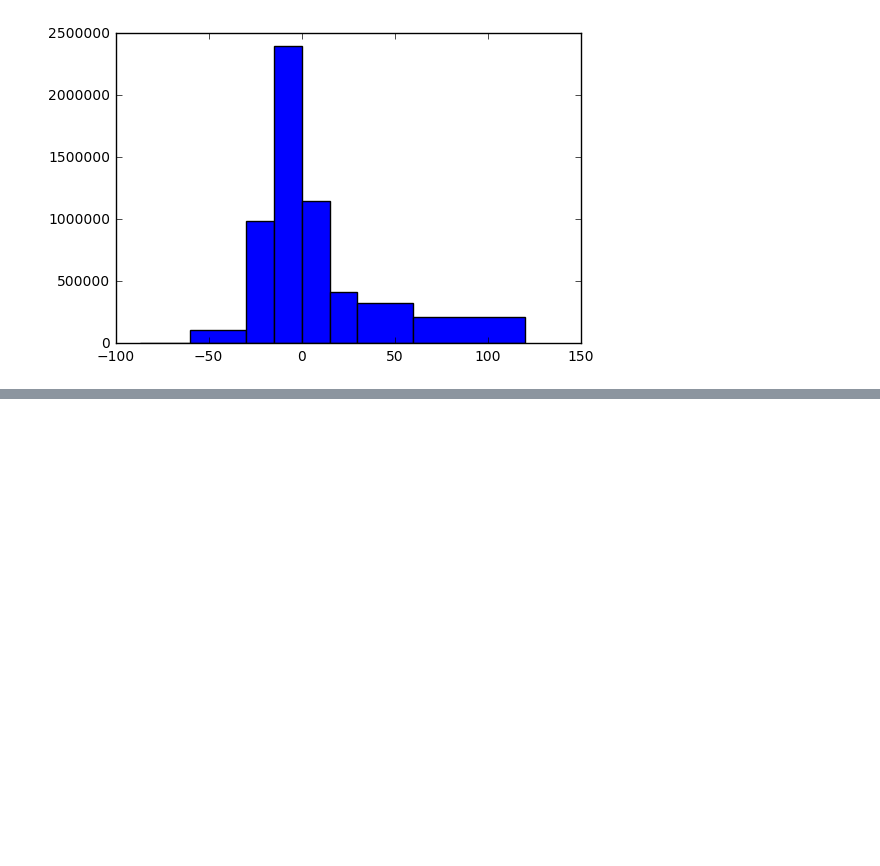
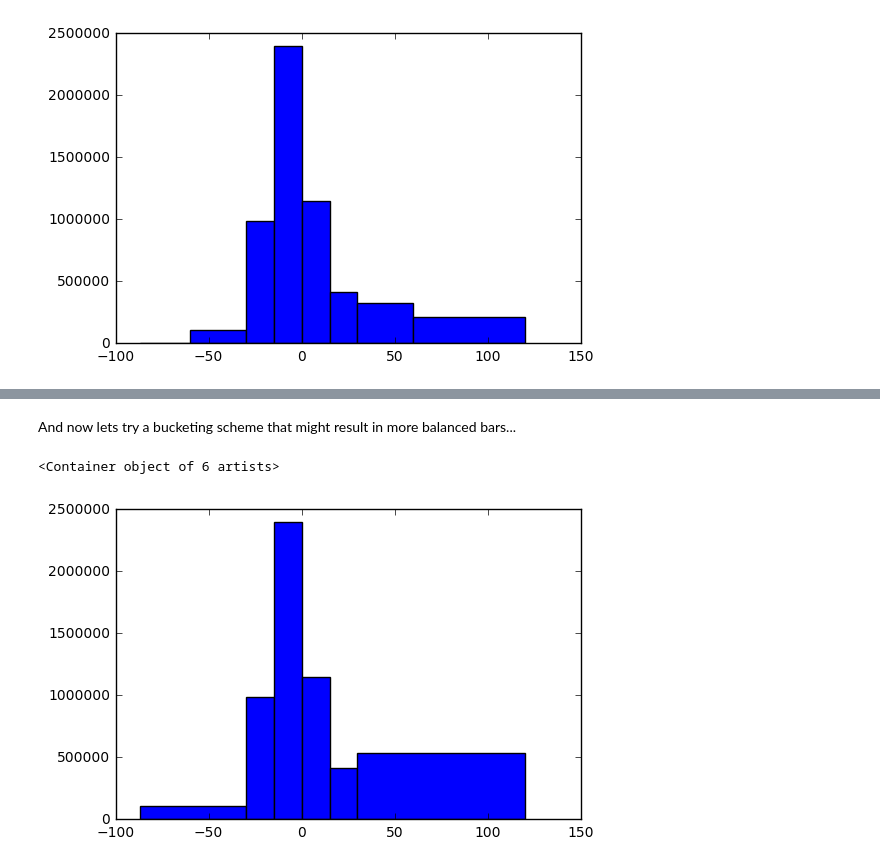
Before and after one commit to Crisliu/Agile-Data-Science, a Jupyter notebook: ch09/Debugging Prediction Problems.ipynb, the cells around one changed output, grey strips where cells are left out. Drawn from its saved outputs; the diff is of its cells as text; code cells hidden in the pictures; blank space fills up the shorter version.

Commit message:
Have discovered balanced buckets to use in our classification...

```diff
--- a/ch09/Debugging Prediction Problems.ipynb
+++ b/ch09/Debugging Prediction Problems.ipynb
@@ -220,7 +219,7 @@ mid_point_bins = full_bins[:-1]
 widths = [abs(i - j) for i, j in zip(full_bins[:-1], full_bins[1:])]
 
 # And now the bar should plot nicely
-bar = plt.bar(mid_point_bins, weights, width=widths, color='b')
+bar = plt.bar(mid_point_bins, heights, width=widths, color='b')
 # %% [output]
 [figure]
 # %% [markdown]
@@ -227,0 +233,25 @@ We can see here that there is a strong mean in our data around 0-15, and that mo
+# %%
+def create_hist(rdd_histogram_data):
+  """Given an RDD.histogram, plot a histogram"""
+  heights = np.array(rdd_histogram_data[1])
+  full_bins = rdd_histogram_data[0]
+  mid_point_bins = full_bins[:-1]
+  widths = [abs(i - j) for i, j in zip(full_bins[:-1], full_bins[1:])]
+  bar = plt.bar(mid_point_bins, heights, width=widths, color='b')
+  return bar
+# %% [markdown]
+And now lets try a bucketing scheme that might result in more balanced bars...
+# %%
+%matplotlib inline
+
+buckets = [-87.0, -30, -15, 0, 15, 30, 120]
+rdd_histogram_data = ml_bucketized_features\
+  .select("ArrDelay")\
+  .rdd\
+  .flatMap(lambda x: x)\
+  .histogram(buckets)
+
+create_hist(rdd_histogram_data)
+# %% [output]
+<Container object of 6 artists>
+[figure, added]
```
Also changed, not shown: parts of 14 cells of this notebook.
